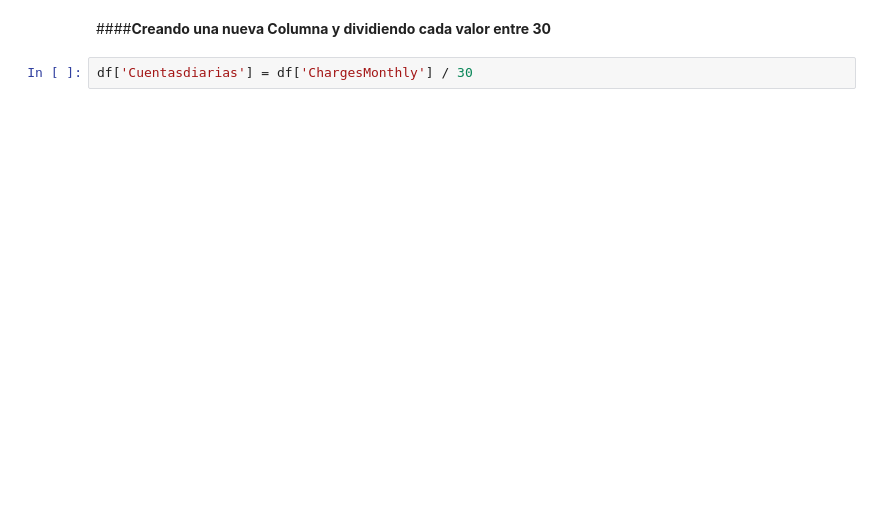
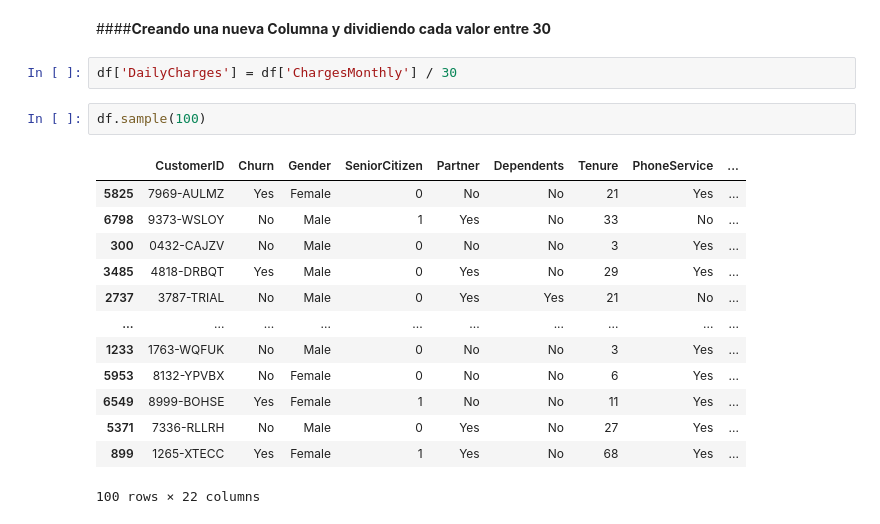
Before and after one commit to Yasna79/Challenge-Telecom-X_Alura_latam, a Jupyter notebook: Telecom_Latam0.ipynb, the cells around one changed output. Drawn from its saved outputs; the diff is of its cells as text; blank space fills up the shorter version.

```diff
--- a/Telecom_Latam0.ipynb
+++ b/Telecom_Latam0.ipynb
@@ -190,4 +200,20 @@ df.head()
 # %% [markdown]
 ####**Creando una nueva Columna y dividiendo cada valor entre 30**
 # %%
-df['Cuentasdiarias'] = df['ChargesMonthly'] / 30
+df['DailyCharges'] = df['ChargesMonthly'] / 30
+# %%
+df.sample(100)
+# %% [output]
+|  | CustomerID | Churn | Gender | SeniorCitizen | Partner | Dependents | Tenure | PhoneService | ... |
+| 5825 | 7969-AULMZ | Yes | Female | 0 | No | No | 21 | Yes | ... |
+| 6798 | 9373-WSLOY | No | Male | 1 | Yes | No | 33 | No | ... |
+| 300 | 0432-CAJZV | No | Male | 0 | No | No | 3 | Yes | ... |
+| 3485 | 4818-DRBQT | Yes | Male | 0 | Yes | No | 29 | Yes | ... |
+| 2737 | 3787-TRIAL | No | Male | 0 | Yes | Yes | 21 | No | ... |
+| ... | ... | ... | ... | ... | ... | ... | ... | ... | ... |
+| 1233 | 1763-WQFUK | No | Male | 0 | No | No | 3 | Yes | ... |
+| 5953 | 8132-YPVBX | No | Female | 0 | No | No | 6 | Yes | ... |
+| 6549 | 8999-BOHSE | Yes | Female | 1 | No | No | 11 | Yes | ... |
+| 5371 | 7336-RLLRH | No | Male | 0 | Yes | No | 27 | Yes | ... |
+| 899 | 1265-XTECC | Yes | Female | 1 | Yes | No | 68 | Yes | ... |
+100 rows × 22 columns
```
Also changed, not shown: parts of 26 cells of this notebook.
